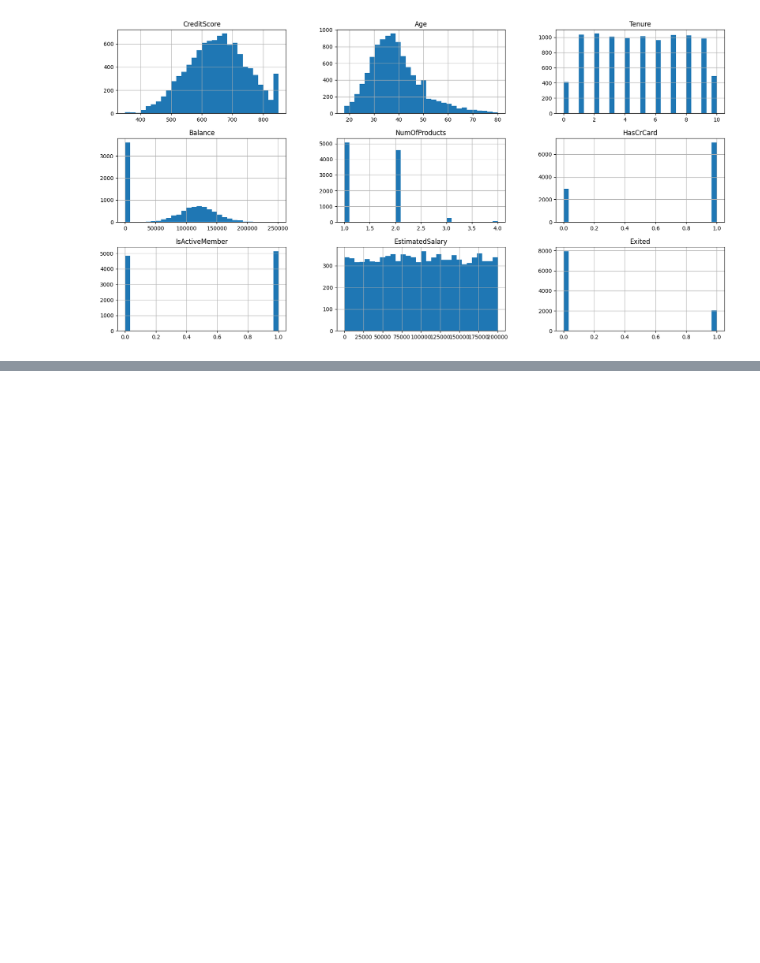
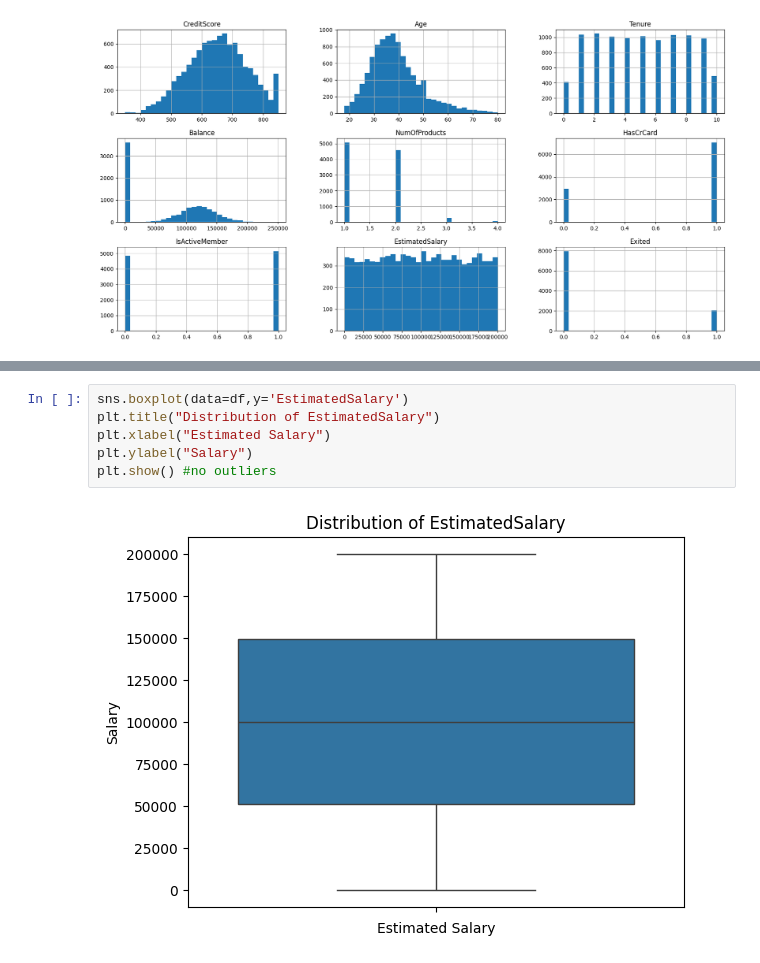
Before and after one commit to NadineTamish/Churn-Modeling, a Jupyter notebook: notebooks/notebook.ipynb, the cells around one changed output, grey strips where cells are left out. Drawn from its saved outputs; the diff is of its cells as text; blank space fills up the shorter version.

```diff
--- a/notebooks/notebook.ipynb
+++ b/notebooks/notebook.ipynb
@@ -188,0 +213,8 @@ plt.show # only for numerical
+# %%
+sns.boxplot(data=df,y='EstimatedSalary')
+plt.title("Distribution of EstimatedSalary")
+plt.xlabel("Estimated Salary")
+plt.ylabel("Salary")
+plt.show() #no outliers
+# %% [output]
+[figure, added]
```
Also changed, not shown: parts of 23 cells of this notebook.
